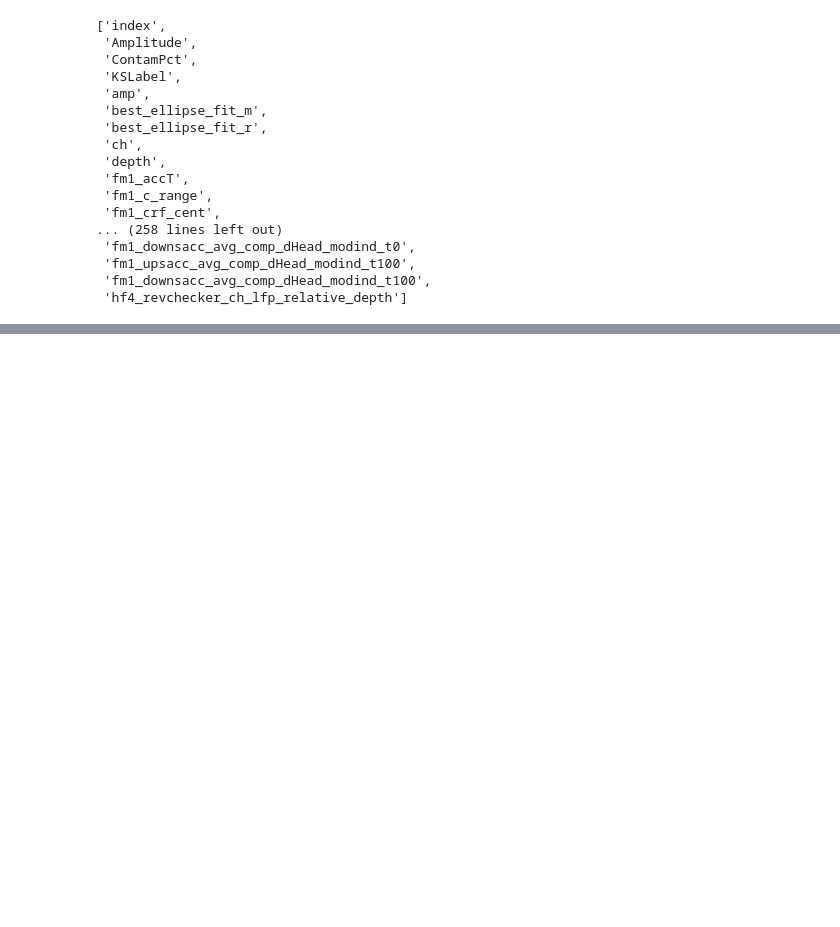
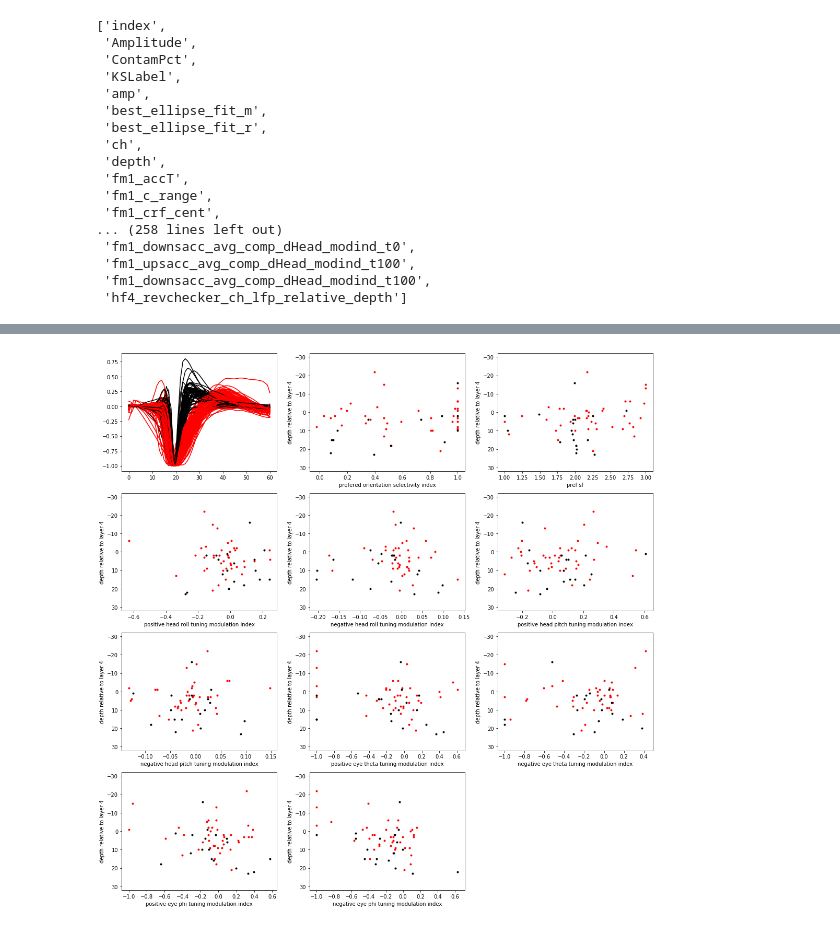
Before and after one commit to nielllab/FreelyMovingEphys, a Jupyter notebook: testing/population_analysis.ipynb, the cells around one changed output, grey strips where cells are left out. Drawn from its saved outputs; the diff is of its cells as text; code cells hidden in the pictures; blank space fills up the shorter version.

Commit message:
ephys figures and imu x/y flip

```diff
--- a/testing/population_analysis.ipynb
+++ b/testing/population_analysis.ipynb
@@ -10,5 +14,6 @@ import math
 # %%
-df = pd.read_hdf('/home/niell_lab/Goeppert/nlab-nas/freely_moving_ephys/batch_files/062221/updated_ephys_props.h5')
+df = pd.read_hdf('/home/niell_lab/data/freely_moving_ephys/batch_files/062421/updated_ephys_props_062421.h5')
+df1 = df.reset_index()
 # %%
 list(df.columns.values)
 # %% [output]
@@ -36,3 +36,0 @@ trough_width = np.zeros([np.size(df1,axis=0)])
-# %%
-for ind, row in df1.iterrows():
-    plt.plot(row['waveform'])
@@ -192,10 +36,0 @@ len(cols) - 453
-# %%
-plt.subplots(5,10,figsize=(80,40))
-i = 0
-for col in cols[453:]:
-    plt.subplot(5,10,i+1)
-    plt.plot(df['hf4_revchecker_ch_lfp_relative_depth'], df[col], '.')
-    plt.ylabel([col]); plt.xlabel('depth relative to layer 4')
-    i = i + 1
-plt.tight_layout()
-plt.show()
@@ -211,0 +218,67 @@ df['fm1_dEye'][0]
+# %%
+plt.subplots(4,3, figsize=(15,15))
+
+plt.subplot(4,3,1)
+for ind, row in df1.iterrows():
+    if row['waveform_km_label']==0:
+        plt.plot(row['norm_waveform'], 'r')
+    elif row['waveform_km_label']==1:
+        plt.plot(row['norm_waveform'], 'k')
+
+plt.subplot(4,3,2)
+plt.plot(df1['osi_for_sf_pref'][df1['responsive_to_gratings']==True][df1['waveform_km_label']==0], df1['hf4_revchecker_ch_lfp_relative_depth'][df1['responsive_to_gratings']==True][df1['waveform_km_label']==0], 'r.')
+plt.plot(df1['osi_for_sf_pref'][df1['responsive_to_gratings']==True][df1['waveform_km_label']==1], df1['hf4_revchecker_ch_lfp_relative_depth'][df1['responsive_to_gratings']==True][df1['waveform_km_label']==1], 'k.')
+plt.ylabel('depth relative to layer 4'); plt.xlabel('prefered orientation selectivity index'); plt.ylim([32,-32])
+
+plt.subplot(4,3,3)
+plt.plot(df1['sf_pref'][df1['responsive_to_gratings']==True][df1['waveform_km_label']==0], df1['hf4_revchecker_ch_lfp_relative_depth'][df1['responsive_to_gratings']==True][df1['waveform_km_label']==0], 'r.')
+plt.plot(df1['sf_pref'][df1['responsive_to_gratings']==True][df1['waveform_km_label']==1], df1['hf4_revchecker_ch_lfp_relative_depth'][df1['responsive_to_gratings']==True][df1['waveform_km_label']==1], 'k.')
+plt.ylabel('depth relative to layer 4'); plt.xlabel('pref sf'); plt.ylim([32,-32])
+
+plt.subplot(4,3,4)
+plt.plot(df1['fm1_wn_spike_rate_vs_roll_modind_pos'][df1['responsive_to_gratings']==True][df1['waveform_km_label']==0], df1['hf4_revchecker_ch_lfp_relative_depth'][df1['responsive_to_gratings']==True][df1['waveform_km_label']==0], 'r.')
+plt.plot(df1['fm1_wn_spike_rate_vs_roll_modind_pos'][df1['responsive_to_gratings']==True][df1['waveform_km_label']==1], df1['hf4_revchecker_ch_lfp_relative_depth'][df1['responsive_to_gratings']==True][df1['waveform_km_label']==1], 'k.')
+plt.ylabel('depth relative to layer 4'); plt.xlabel('positive head roll tuning modulation index'); plt.ylim([32,-32])
+
+plt.subplot(4,3,5)
+plt.plot(df1['fm1_wn_spike_rate_vs_roll_modind_neg'][df1['responsive_to_gratings']==True][df1['waveform_km_label']==0], df1['hf4_revchecker_ch_lfp_relative_depth'][df1['responsive_to_gratings']==True][df1['waveform_km_label']==0], 'r.')
+plt.plot(df1['fm1_wn_spike_rate_vs_roll_modind_neg'][df1['responsive_to_gratings']==True][df1['waveform_km_label']==1], df1['hf4_revchecker_ch_lfp_relative_depth'][df1['responsive_to_gratings']==True][df1['waveform_km_label']==1], 'k.')
+plt.ylabel('depth relative to layer 4'); plt.xlabel('negative head roll tuning modulation index'); plt.ylim([32,-32])
+
+plt.subplot(4,3,6)
+plt.plot(df1['fm1_wn_spike_rate_vs_pitch_modind_pos'][df1['responsive_to_gratings']==True][df1['waveform_km_label']==0], df1['hf4_revchecker_ch_lfp_relative_depth'][df1['responsive_to_gratings']==True][df1['waveform_km_label']==0], 'r.')
+plt.plot(df1['fm1_wn_spike_rate_vs_pitch_modind_pos'][df1['responsive_to_gratings']==True][df1['waveform_km_label']==1], df1['hf4_revchecker_ch_lfp_relative_depth'][df1['responsive_to_gratings']==True][df1['waveform_km_label']==1], 'k.')
+plt.ylabel('depth relative to layer 4'); plt.xlabel('positive head pitch tuning modulation index'); plt.ylim([32,-32])
+
+plt.subplot(4,3,7)
+plt.plot(df1['fm1_wn_spike_rate_vs_pitch_modind_neg'][df1['responsive_to_gratings']==True][df1['waveform_km_label']==0], df1['hf4_revchecker_ch_lfp_relative_depth'][df1['responsive_to_gratings']==True][df1['waveform_km_label']==0], 'r.')
+plt.plot(df1['fm1_wn_spike_rate_vs_pitch_modind_neg'][df1['responsive_to_gratings']==True][df1['waveform_km_label']==1], df1['hf4_revchecker_ch_lfp_relative_depth'][df1['responsive_to_gratings']==True][df1['waveform_km_label']==1], 'k.')
+plt.ylabel('depth relative to layer 4'); plt.xlabel('negative head pitch tuning modulation index'); plt.ylim([32,-32])
+
+plt.subplot(4,3,8)
+plt.plot(df1['fm1_wn_spike_rate_vs_theta_modind_pos'][df1['responsive_to_gratings']==True][df1['waveform_km_label']==0], df1['hf4_revchecker_ch_lfp_relative_depth'][df1['responsive_to_gratings']==True][df1['waveform_km_label']==0], 'r.')
+plt.plot(df1['fm1_wn_spike_rate_vs_theta_modind_pos'][df1['responsive_to_gratings']==True][df1['waveform_km_label']==1], df1['hf4_revchecker_ch_lfp_relative_depth'][df1['responsive_to_gratings']==True][df1['waveform_km_label']==1], 'k.')
+plt.ylabel('depth relative to layer 4'); plt.xlabel('positive eye theta tuning modulation index'); plt.ylim([32,-32])
+
+plt.subplot(4,3,9)
+plt.plot(df1['fm1_wn_spike_rate_vs_theta_modind_neg'][df1['responsive_to_gratings']==True][df1['waveform_km_label']==0], df1['hf4_revchecker_ch_lfp_relative_depth'][df1['responsive_to_gratings']==True][df1['waveform_km_label']==0], 'r.')
+plt.plot(df1['fm1_wn_spike_rate_vs_theta_modind_neg'][df1['responsive_to_gratings']==True][df1['waveform_km_label']==1], df1['hf4_revchecker_ch_lfp_relative_depth'][df1['responsive_to_gratings']==True][df1['waveform_km_label']==1], 'k.')
+plt.ylabel('depth relative to layer 4'); plt.xlabel('negative eye theta tuning modulation index'); plt.ylim([32,-32])
+
+plt.subplot(4,3,10)
+plt.plot(df1['fm1_wn_spike_rate_vs_phi_modind_pos'][df1['responsive_to_gratings']==True][df1['waveform_km_label']==0], df1['hf4_revchecker_ch_lfp_relative_depth'][df1['responsive_to_gratings']==True][df1['waveform_km_label']==0], 'r.')
+plt.plot(df1['fm1_wn_spike_rate_vs_phi_modind_pos'][df1['responsive_to_gratings']==True][df1['waveform_km_label']==1], df1['hf4_revchecker_ch_lfp_relative_depth'][df1['responsive_to_gratings']==True][df1['waveform_km_label']==1], 'k.')
+plt.ylabel('depth relative to layer 4'); plt.xlabel('positive eye phi tuning modulation index'); plt.ylim([32,-32])
+
+plt.subplot(4,3,11)
+plt.plot(df1['fm1_wn_spike_rate_vs_phi_modind_neg'][df1['responsive_to_gratings']==True][df1['waveform_km_label']==0], df1['hf4_revchecker_ch_lfp_relative_depth'][df1['responsive_to_gratings']==True][df1['waveform_km_label']==0], 'r.')
+plt.plot(df1['fm1_wn_spike_rate_vs_phi_modind_neg'][df1['responsive_to_gratings']==True][df1['waveform_km_label']==1], df1['hf4_revchecker_ch_lfp_relative_depth'][df1['responsive_to_gratings']==True][df1['waveform_km_label']==1], 'k.')
+plt.ylabel('depth relative to layer 4'); plt.xlabel('negative eye phi tuning modulation index'); plt.ylim([32,-32])
+
+plt.subplot(4,3,12)
+plt.axis('off')
+
+plt.tight_layout()
+plt.show()
+# %% [output]
+[figure, added]
```
Also changed, not shown: parts of 24 cells of this notebook, 5 other files.
